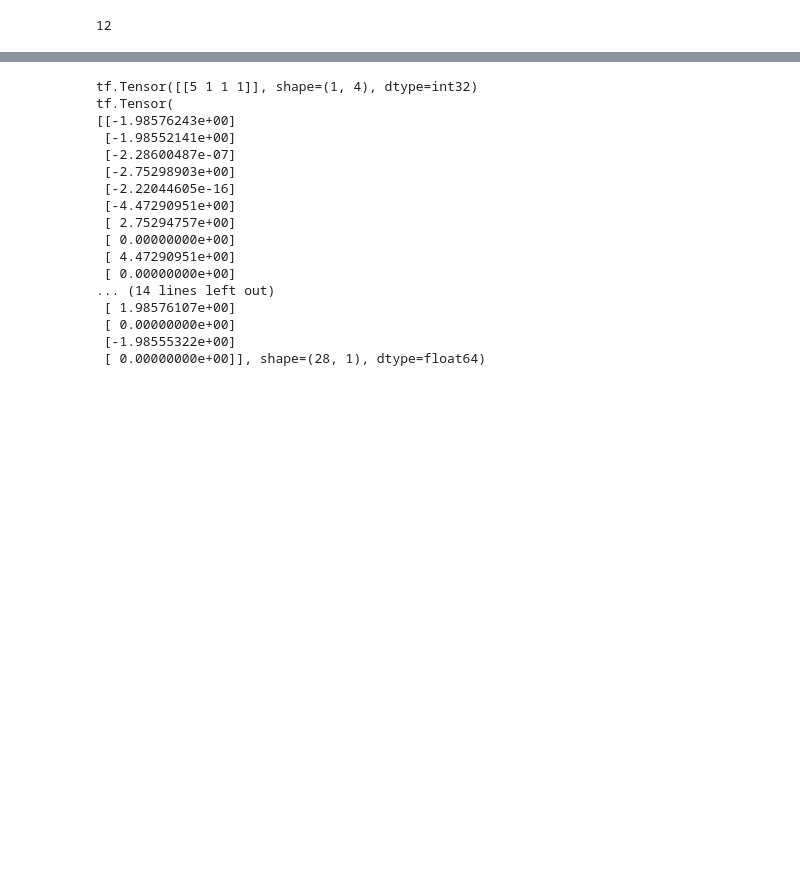
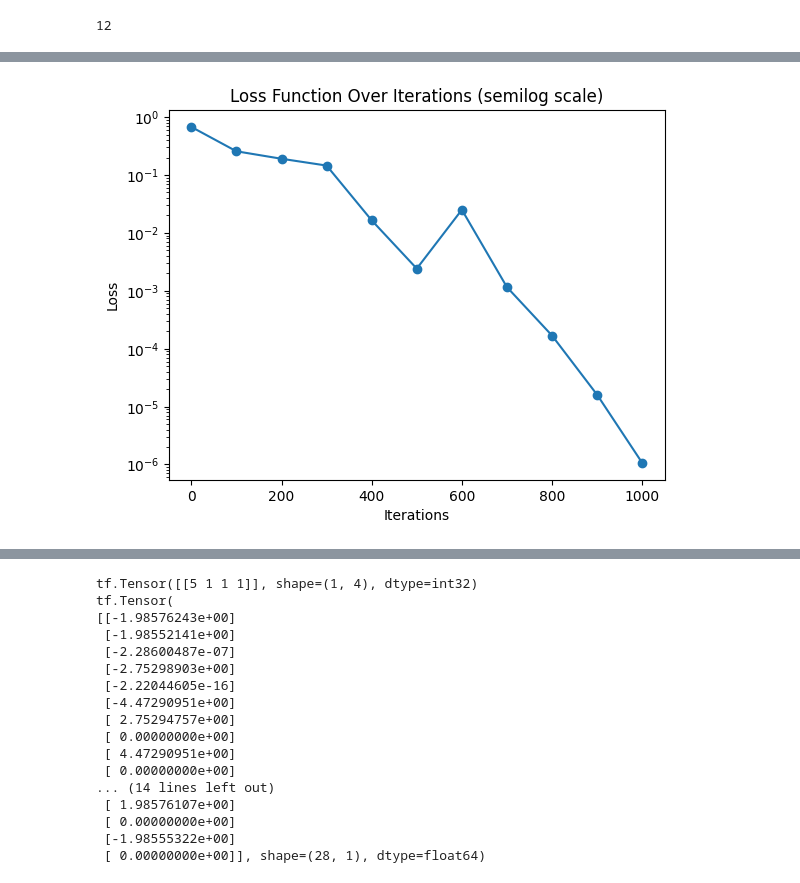
Before and after one commit to jar-evans/IVPINN, a Jupyter notebook: temp_mariano/mesh_final.ipynb, the cells around one changed output, grey strips where cells are left out. Saved outputs shown, nothing was run; the diff lists cells and outputs as text; code cells hidden in the pictures; blank space fills up the shorter version.

```diff
--- a/temp_mariano/mesh_final.ipynb
+++ b/temp_mariano/mesh_final.ipynb
@@ -492,3 +501,11 @@ KeyboardInterrupt:
+# %%
+plt.semilogy(iterations, history, marker='o')
+plt.title('Loss Function Over Iterations (semilog scale)')
+plt.xlabel('Iterations')
+plt.ylabel('Loss')
+plt.show()
+# %% [output]
+[figure, added]
 # %%
 
 indices = tf.constant([[[triangle[0],1]], [[triangle[1],1]], [[triangle[2],1]]])
```
Also changed, not shown: parts of 8 cells of this notebook, 1 other file.
